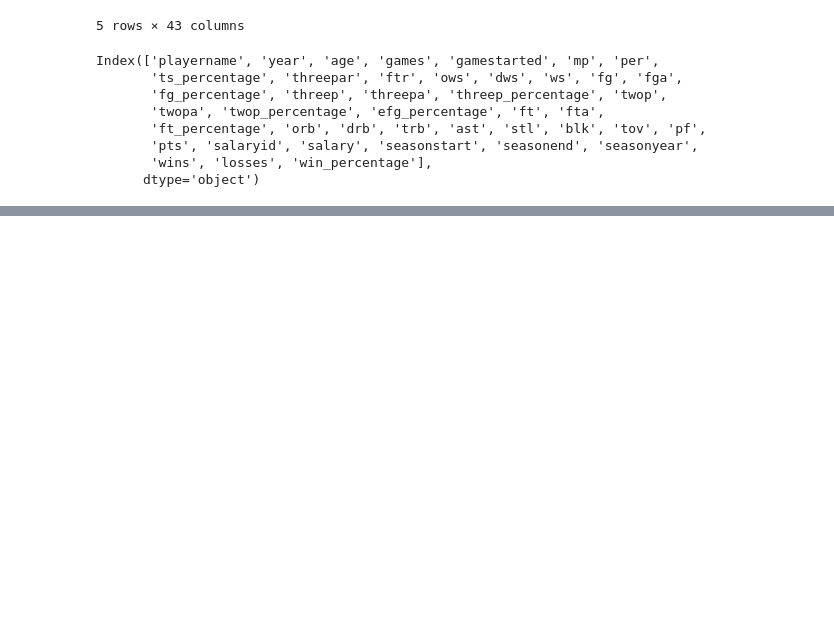
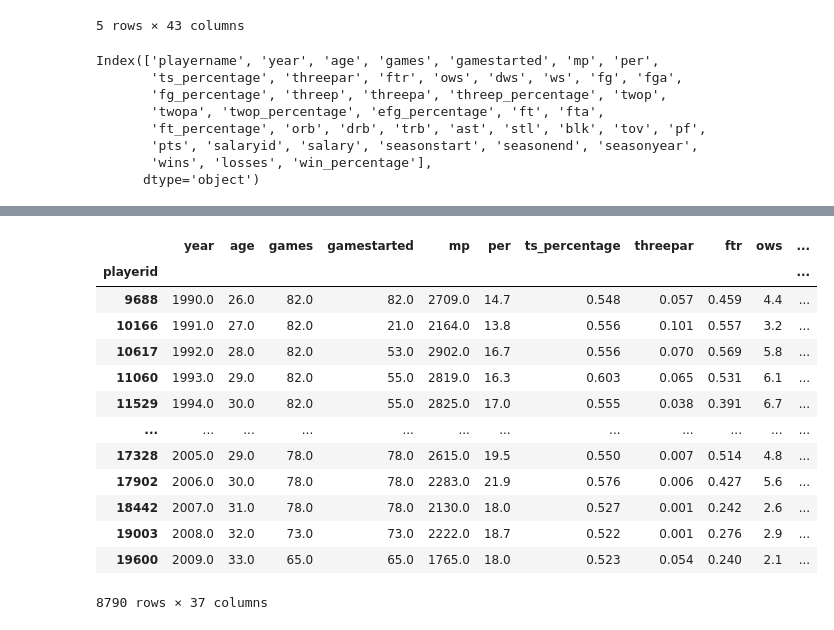
Before and after one commit to nickferrar/NBA_Salaries, a Jupyter notebook: dean_cleaning_draft.ipynb, the cells around one changed output, grey strips where cells are left out. Drawn from its saved outputs; the diff is of its cells as text; code cells hidden in the pictures; blank space fills up the shorter version.

```diff
--- a/dean_cleaning_draft.ipynb
+++ b/dean_cleaning_draft.ipynb
@@ -195,0 +203,20 @@ NewGrouped_df.head()
+# %%
+# Dropping rows where salary = 0.0
+NewGrouped_df = NewGrouped_df.loc[(NewGrouped_df[['salary']] != 0).all(axis=1)]
+
+NewGrouped_df
+# %% [output]
+|  | year | age | games | gamestarted | mp | per | ts_percentage | threepar | ftr | ows | ... |
+| playerid |  |  |  |  |  |  |  |  |  |  | ... |
+| 9688 | 1990.0 | 26.0 | 82.0 | 82.0 | 2709.0 | 14.7 | 0.548 | 0.057 | 0.459 | 4.4 | ... |
+| 10166 | 1991.0 | 27.0 | 82.0 | 21.0 | 2164.0 | 13.8 | 0.556 | 0.101 | 0.557 | 3.2 | ... |
+| 10617 | 1992.0 | 28.0 | 82.0 | 53.0 | 2902.0 | 16.7 | 0.556 | 0.070 | 0.569 | 5.8 | ... |
+| 11060 | 1993.0 | 29.0 | 82.0 | 55.0 | 2819.0 | 16.3 | 0.603 | 0.065 | 0.531 | 6.1 | ... |
+| 11529 | 1994.0 | 30.0 | 82.0 | 55.0 | 2825.0 | 17.0 | 0.555 | 0.038 | 0.391 | 6.7 | ... |
+| ... | ... | ... | ... | ... | ... | ... | ... | ... | ... | ... | ... |
+| 17328 | 2005.0 | 29.0 | 78.0 | 78.0 | 2615.0 | 19.5 | 0.550 | 0.007 | 0.514 | 4.8 | ... |
+| 17902 | 2006.0 | 30.0 | 78.0 | 78.0 | 2283.0 | 21.9 | 0.576 | 0.006 | 0.427 | 5.6 | ... |
+| 18442 | 2007.0 | 31.0 | 78.0 | 78.0 | 2130.0 | 18.0 | 0.527 | 0.001 | 0.242 | 2.6 | ... |
+| 19003 | 2008.0 | 32.0 | 73.0 | 73.0 | 2222.0 | 18.7 | 0.522 | 0.001 | 0.276 | 2.9 | ... |
+| 19600 | 2009.0 | 33.0 | 65.0 | 65.0 | 1765.0 | 18.0 | 0.523 | 0.054 | 0.240 | 2.1 | ... |
+8790 rows × 37 columns
```
Also changed, not shown: parts of 2 cells of this notebook.
